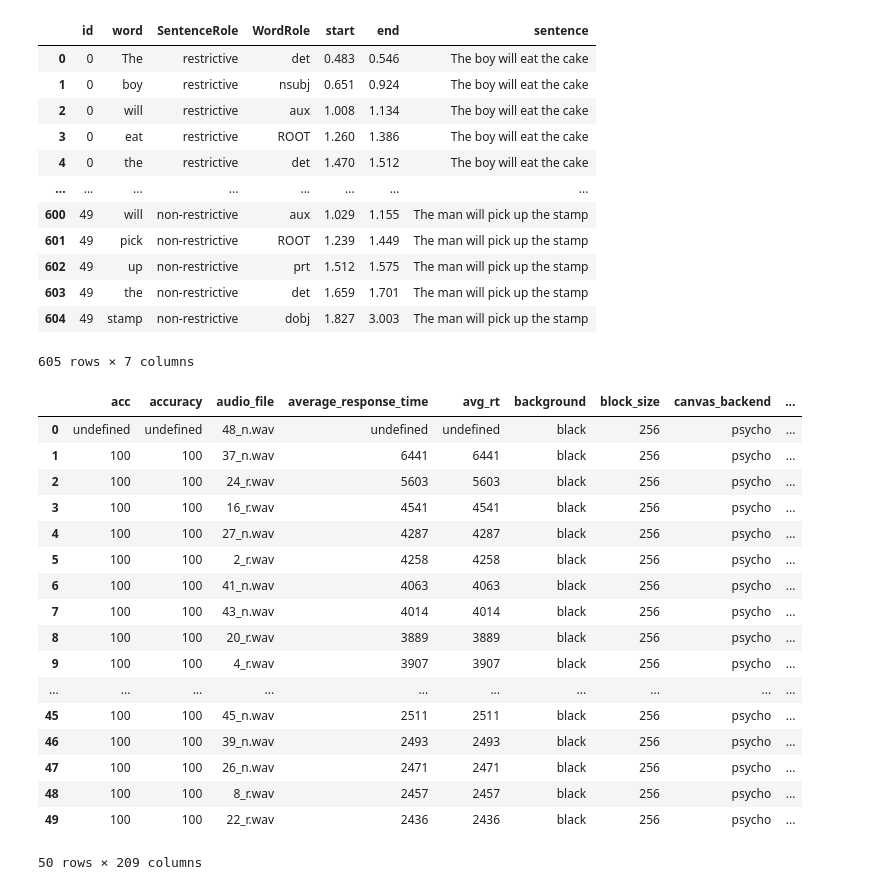
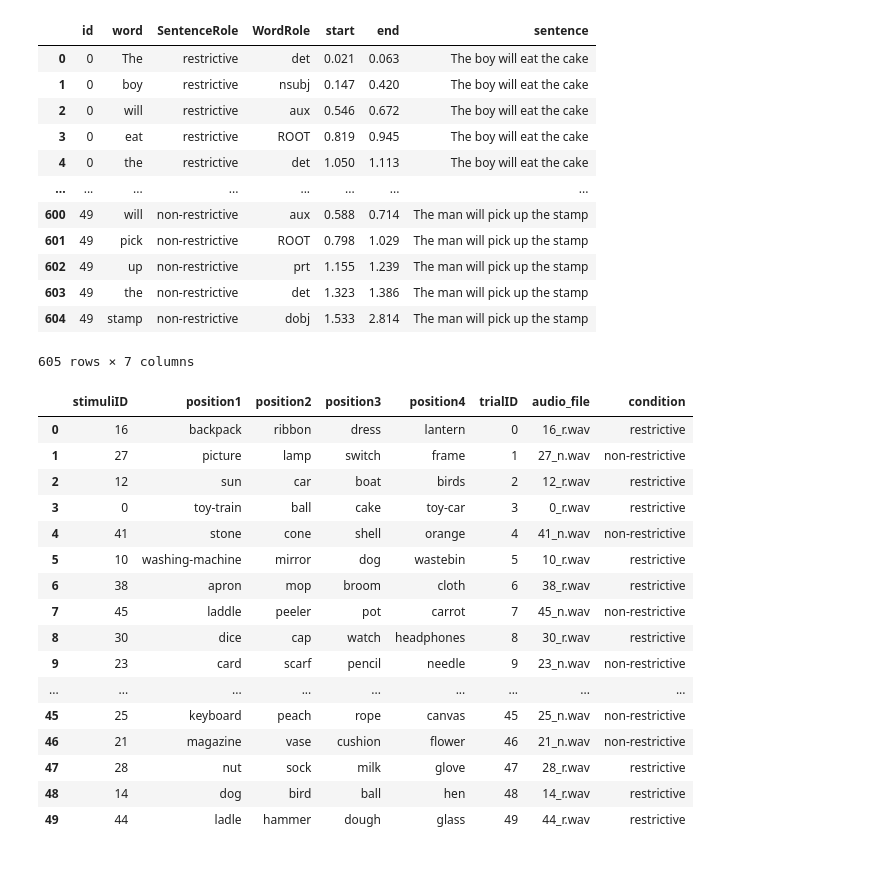
Before and after one commit to JonathanTheDuck/et26_VisualWorldParadigm, a Jupyter notebook: 02_analytics/human_predictions/human_pipeline.ipynb, the cells around one changed output. Cells and saved outputs as stored; diff of their text form; code cells hidden in the pictures.

```diff
--- a/02_analytics/human_predictions/human_pipeline.ipynb
+++ b/02_analytics/human_predictions/human_pipeline.ipynb
@@ -1,47 +1,56 @@
 # %%
 import pandas as pd
 #importing all relevant files :)
-path="../../01_experiment/recordings/21_06_26_lab/"
-part_df=pd.read_csv(path+"m.csv")
-gazeSamples_df=pd.read_table(path+"m.tsv")
+subjectnr=4
+groupNr=subjectnr %8+1
+
+path="../../01_experiment/recordings/validParticipants/"
+path_info="../../01_experiment/stimuli/creatingDataStructure/participant_groups_8/participant_group"+str(groupNr)+".csv"
+part_df_tmp=pd.read_csv(path+"subject-"+str(subjectnr)+".csv")
+gazeSamples_df=pd.read_table(path+"subject-"+str(subjectnr)+".tsv")
 gazeSamples_df_reduced=gazeSamples_df[["TIME","BPOGX","BPOGY","BPOGV","USER"]]
 gazeSamples_df.columns
 
-annotationPath="../../01_experiment/stimuli/annotation_audiov1.csv"
+group_df=pd.read_csv(path_info)
+
+annotationPath="../../01_experiment/stimuli/annotation_audiov2.csv"
 annotation_df=pd.read_csv(annotationPath)
+
 annotation_df
 # %% [output]
 |  | id | word | SentenceRole | WordRole | start | end | sentence |
-| 0 | 0 | The | restrictive | det | 0.483 | 0.546 | The boy will eat the cake |
-| 1 | 0 | boy | restrictive | nsubj | 0.651 | 0.924 | The boy will eat the cake |
-| 2 | 0 | will | restrictive | aux | 1.008 | 1.134 | The boy will eat the cake |
-| 3 | 0 | eat | restrictive | ROOT | 1.260 | 1.386 | The boy will eat the cake |
-| 4 | 0 | the | restrictive | det | 1.470 | 1.512 | The boy will eat the cake |
+| 0 | 0 | The | restrictive | det | 0.021 | 0.063 | The boy will eat the cake |
+| 1 | 0 | boy | restrictive | nsubj | 0.147 | 0.420 | The boy will eat the cake |
+| 2 | 0 | will | restrictive | aux | 0.546 | 0.672 | The boy will eat the cake |
+| 3 | 0 | eat | restrictive | ROOT | 0.819 | 0.945 | The boy will eat the cake |
+| 4 | 0 | the | restrictive | det | 1.050 | 1.113 | The boy will eat the cake |
 | ... | ... | ... | ... | ... | ... | ... | ... |
-| 600 | 49 | will | non-restrictive | aux | 1.029 | 1.155 | The man will pick up the stamp |
-| 601 | 49 | pick | non-restrictive | ROOT | 1.239 | 1.449 | The man will pick up the stamp |
-| 602 | 49 | up | non-restrictive | prt | 1.512 | 1.575 | The man will pick up the stamp |
-| 603 | 49 | the | non-restrictive | det | 1.659 | 1.701 | The man will pick up the stamp |
-| 604 | 49 | stamp | non-restrictive | dobj | 1.827 | 3.003 | The man will pick up the stamp |
+| 600 | 49 | will | non-restrictive | aux | 0.588 | 0.714 | The man will pick up the stamp |
+| 601 | 49 | pick | non-restrictive | ROOT | 0.798 | 1.029 | The man will pick up the stamp |
+| 602 | 49 | up | non-restrictive | prt | 1.155 | 1.239 | The man will pick up the stamp |
+| 603 | 49 | the | non-restrictive | det | 1.323 | 1.386 | The man will pick up the stamp |
+| 604 | 49 | stamp | non-restrictive | dobj | 1.533 | 2.814 | The man will pick up the stamp |
 605 rows × 7 columns
 # %%
+part_df=part_df_tmp[["id","position1","position2","position3","position4","count_audio_file_offset","audio_file","condition"]]
+part_df.rename(columns={'count_audio_file_offset': 'trialID'}, inplace=True)
+part_df.rename(columns={'id': 'stimuliID'}, inplace=True)
 part_df
 # %% [output]
-|  | acc | accuracy | audio_file | average_response_time | avg_rt | background | block_size | canvas_backend | ... |
-| 0 | undefined | undefined | 48_n.wav | undefined | undefined | black | 256 | psycho | ... |
-| 1 | 100 | 100 | 37_n.wav | 6441 | 6441 | black | 256 | psycho | ... |
-| 2 | 100 | 100 | 24_r.wav | 5603 | 5603 | black | 256 | psycho | ... |
-| 3 | 100 | 100 | 16_r.wav | 4541 | 4541 | black | 256 | psycho | ... |
-| 4 | 100 | 100 | 27_n.wav | 4287 | 4287 | black | 256 | psycho | ... |
-| 5 | 100 | 100 | 2_r.wav | 4258 | 4258 | black | 256 | psycho | ... |
-| 6 | 100 | 100 | 41_n.wav | 4063 | 4063 | black | 256 | psycho | ... |
-| 7 | 100 | 100 | 43_n.wav | 4014 | 4014 | black | 256 | psycho | ... |
-| 8 | 100 | 100 | 20_r.wav | 3889 | 3889 | black | 256 | psycho | ... |
-| 9 | 100 | 100 | 4_r.wav | 3907 | 3907 | black | 256 | psycho | ... |
-| ... | ... | ... | ... | ... | ... | ... | ... | ... | ... |
-| 45 | 100 | 100 | 45_n.wav | 2511 | 2511 | black | 256 | psycho | ... |
-| 46 | 100 | 100 | 39_n.wav | 2493 | 2493 | black | 256 | psycho | ... |
-| 47 | 100 | 100 | 26_n.wav | 2471 | 2471 | black | 256 | psycho | ... |
-| 48 | 100 | 100 | 8_r.wav | 2457 | 2457 | black | 256 | psycho | ... |
-| 49 | 100 | 100 | 22_r.wav | 2436 | 2436 | black | 256 | psycho | ... |
+|  | stimuliID | position1 | position2 | position3 | position4 | trialID | audio_file | condition |
+| 0 | 16 | backpack | ribbon | dress | lantern | 0 | 16_r.wav | restrictive |
+| 1 | 27 | picture | lamp | switch | frame | 1 | 27_n.wav | non-restrictive |
+| 2 | 12 | sun | car | boat | birds | 2 | 12_r.wav | restrictive |
+| 3 | 0 | toy-train | ball | cake | toy-car | 3 | 0_r.wav | restrictive |
+| 4 | 41 | stone | cone | shell | orange | 4 | 41_n.wav | non-restrictive |
+| 5 | 10 | washing-machine | mirror | dog | wastebin | 5 | 10_r.wav | restrictive |
+| 6 | 38 | apron | mop | broom | cloth | 6 | 38_r.wav | restrictive |
+| 7 | 45 | laddle | peeler | pot | carrot | 7 | 45_n.wav | non-restrictive |
+| 8 | 30 | dice | cap | watch | headphones | 8 | 30_r.wav | restrictive |
+| 9 | 23 | card | scarf | pencil | needle | 9 | 23_n.wav | non-restrictive |
+| ... | ... | ... | ... | ... | ... | ... | ... | ... |
+| 45 | 25 | keyboard | peach | rope | canvas | 45 | 25_n.wav | non-restrictive |
+| 46 | 21 | magazine | vase | cushion | flower | 46 | 21_n.wav | non-restrictive |
+| 47 | 28 | nut | sock | milk | glove | 47 | 28_r.wav | restrictive |
+| 48 | 14 | dog | bird | ball | hen | 48 | 14_r.wav | restrictive |
+| 49 | 44 | ladle | hammer | dough | glass | 49 | 44_r.wav | restrictive |
-50 rows × 209 columns
```
Also changed, not shown: parts of 9 cells of this notebook.
